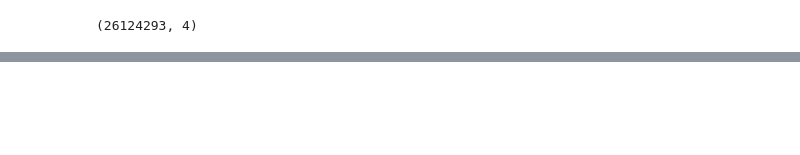
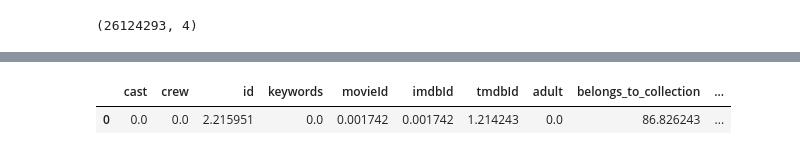
Before and after one commit to Himanshu7d3/CINEIQ, a Jupyter notebook: Data_Gathering.ipynb, the cells around one changed output, grey strips where cells are left out. Saved outputs shown, nothing was run; the diff lists cells and outputs as text; code cells hidden in the pictures; blank space fills up the shorter version.

```diff
--- a/Data_Gathering.ipynb
+++ b/Data_Gathering.ipynb
@@ -266,0 +393,10 @@ combined_ratings.shape
+# %%
+# The 'cast', 'crew', and 'keywords' etc columns contain string representations of lists of dictionaries.
+# We need to convert these strings back into their original list/dictionary format for easier manipulation later on.
+import ast
+col_name=['cast','crew','keywords','spoken_languages','production_companies','genres','production_countries']
+for item in col_name:
+    df1[item] = df1[item].apply(lambda x: ast.literal_eval(x) if pd.notnull(x) else [])
+# %%
+#making a new column 'Actors_name' which contains the list of actor names for each movie
+df1['Actors_name'] = df1['cast'].apply(lambda x: [i['name'] for i in x[:]])
@@ -266,0 +419,5 @@ combined_ratings.shape
+# %%
+df1['imdbId_fixed'] = df1['imdbId'].apply(
+    lambda x: f"tt{int(x):07d}" if pd.notnull(x) else None
+)
+df1['imdbId_fixed'].sample(1)
@@ -266,0 +427,3 @@ combined_ratings.shape
+# %%
+df1['imdb_id'] = df1['imdb_id'].fillna(df1['imdbId_fixed'])
+df1['imdb_id'] = df1['imdb_id'].str.strip()
@@ -266,0 +441,6 @@ combined_ratings.shape
+# %%
+# Check for missing values again after the transformations
+(df1.isnull().mean() * 100).to_frame().T
+# %% [output]
+|  | cast | crew | id | keywords | movieId | imdbId | tmdbId | adult | belongs_to_collection | ... |
+| 0 | 0.0 | 0.0 | 2.215951 | 0.0 | 0.001742 | 0.001742 | 1.214243 | 0.0 | 86.826243 | ... |
```
Also changed, not shown: parts of 28 cells of this notebook.
